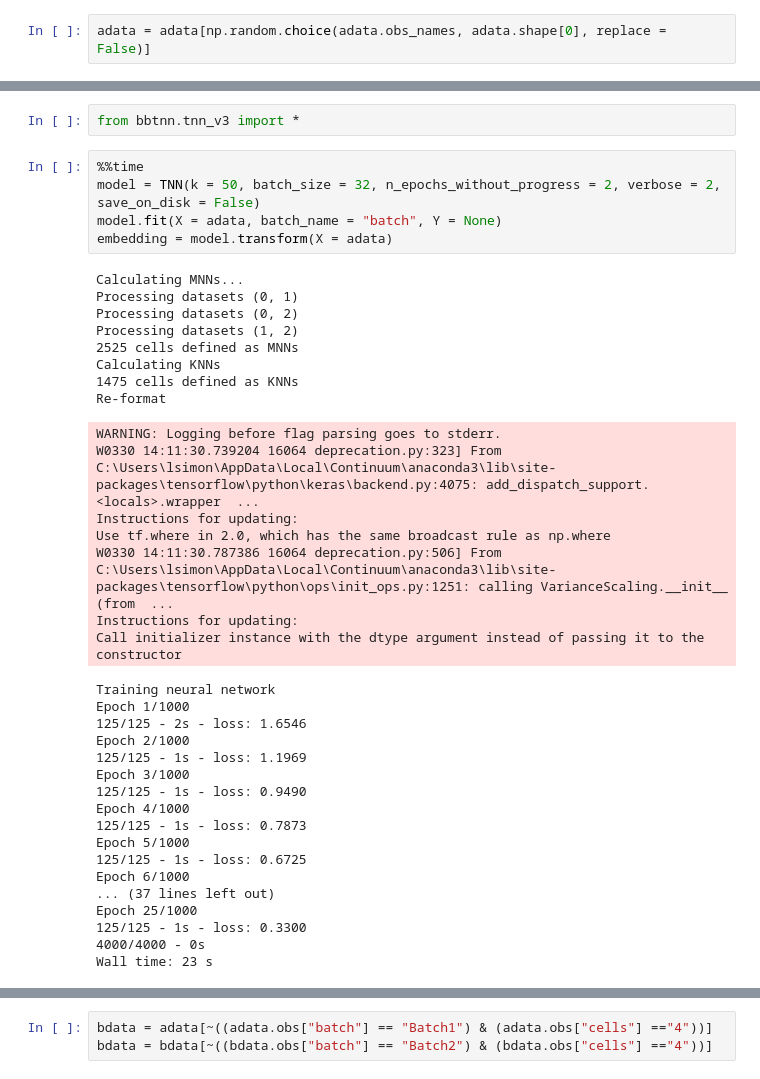
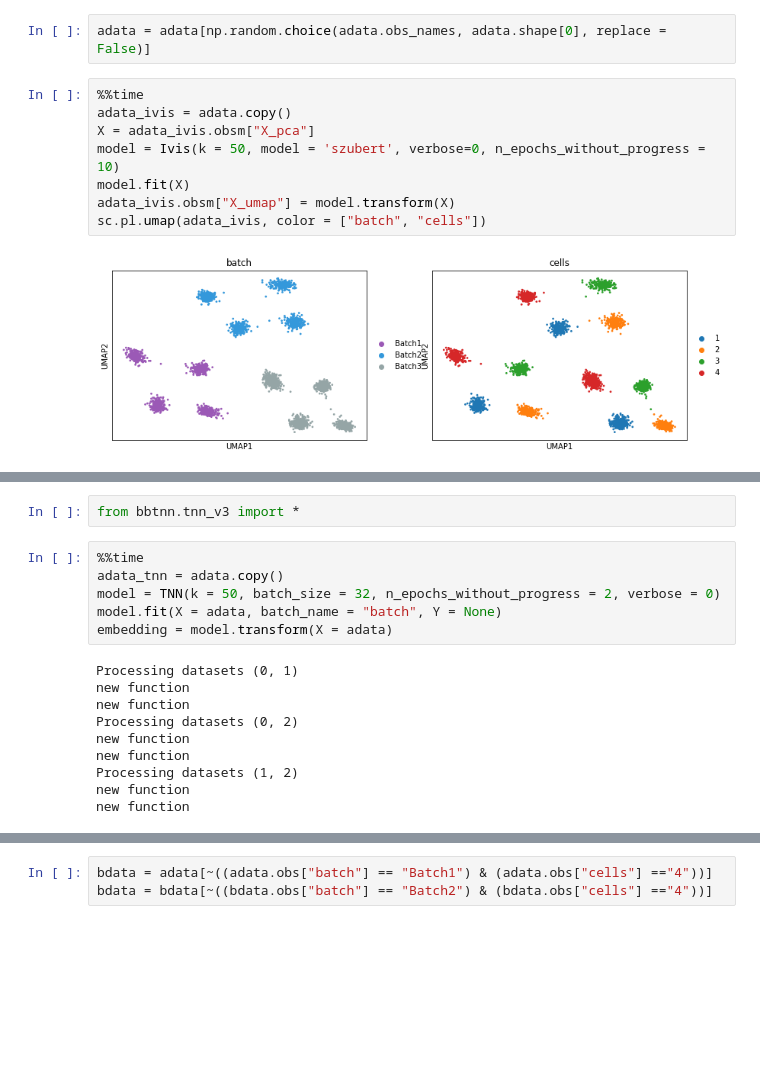
Before and after one commit to lkmklsmn/bbtnn, a Jupyter notebook: examples/Simulation version 3.ipynb, the cells around one changed output, grey strips where cells are left out. Saved outputs shown, nothing was run; the diff lists cells and outputs as text; blank space fills up the shorter version.

```diff
--- a/examples/Simulation version 3.ipynb
+++ b/examples/Simulation version 3.ipynb
@@ -50,3 +55,13 @@ sc.pl.umap(adata,color=['batch','cells'])
 [figure]
 # %%
 adata = adata[np.random.choice(adata.obs_names, adata.shape[0], replace = False)]
+# %%
+%%time
+adata_ivis = adata.copy()
+X = adata_ivis.obsm["X_pca"]
+model = Ivis(k = 50, model = 'szubert', verbose=0, n_epochs_without_progress = 10)
+model.fit(X)
+adata_ivis.obsm["X_umap"] = model.transform(X)
+sc.pl.umap(adata_ivis, color = ["batch", "cells"])
+# %% [output]
+[figure, added]
@@ -54,42 +70,20 @@ adata = adata[np.random.choice(adata.obs_names, adata.shape[0], replace = False)
 from bbtnn.tnn_v3 import *
 # %%
 %%time
-model = TNN(k = 50, batch_size = 32, n_epochs_without_progress = 2, verbose = 2, save_on_disk = False)
+adata_tnn = adata.copy()
+model = TNN(k = 50, batch_size = 32, n_epochs_without_progress = 2, verbose = 0)
 model.fit(X = adata, batch_name = "batch", Y = None)
 embedding = model.transform(X = adata)
 # %% [output]
-Calculating MNNs...
 Processing datasets (0, 1)
+new function
+new function
 Processing datasets (0, 2)
+new function
+new function
 Processing datasets (1, 2)
-2525 cells defined as MNNs
-Calculating KNNs
-1475 cells defined as KNNs
-Re-format
+new function
+new function
-WARNING: Logging before flag parsing goes to stderr.
-W0330 14:11:30.739204 16064 deprecation.py:323] From C:\Users\lsimon\AppData\Local\Continuum\anaconda3\lib\site-packages\tensorflow\python\keras\backend.py:4075: add_dispatch_support.<locals>.wrapper  ...
-Instructions for updating:
-Use tf.where in 2.0, which has the same broadcast rule as np.where
-W0330 14:11:30.787386 16064 deprecation.py:506] From C:\Users\lsimon\AppData\Local\Continuum\anaconda3\lib\site-packages\tensorflow\python\ops\init_ops.py:1251: calling VarianceScaling.__init__ (from  ...
-Instructions for updating:
-Call initializer instance with the dtype argument instead of passing it to the constructor
-Training neural network
-Epoch 1/1000
-125/125 - 2s - loss: 1.6546
-Epoch 2/1000
-125/125 - 1s - loss: 1.1969
-Epoch 3/1000
-125/125 - 1s - loss: 0.9490
-Epoch 4/1000
-125/125 - 1s - loss: 0.7873
-Epoch 5/1000
-125/125 - 1s - loss: 0.6725
-Epoch 6/1000
-... (37 lines left out)
-Epoch 25/1000
-125/125 - 1s - loss: 0.3300
-4000/4000 - 0s
-Wall time: 23 s
 # %%
 adata.obsm["X_umap"] = embedding
 sc.pl.umap(adata, color = ["batch", "cells"])
```
Also changed, not shown: parts of 6 cells of this notebook, 4 other files.
